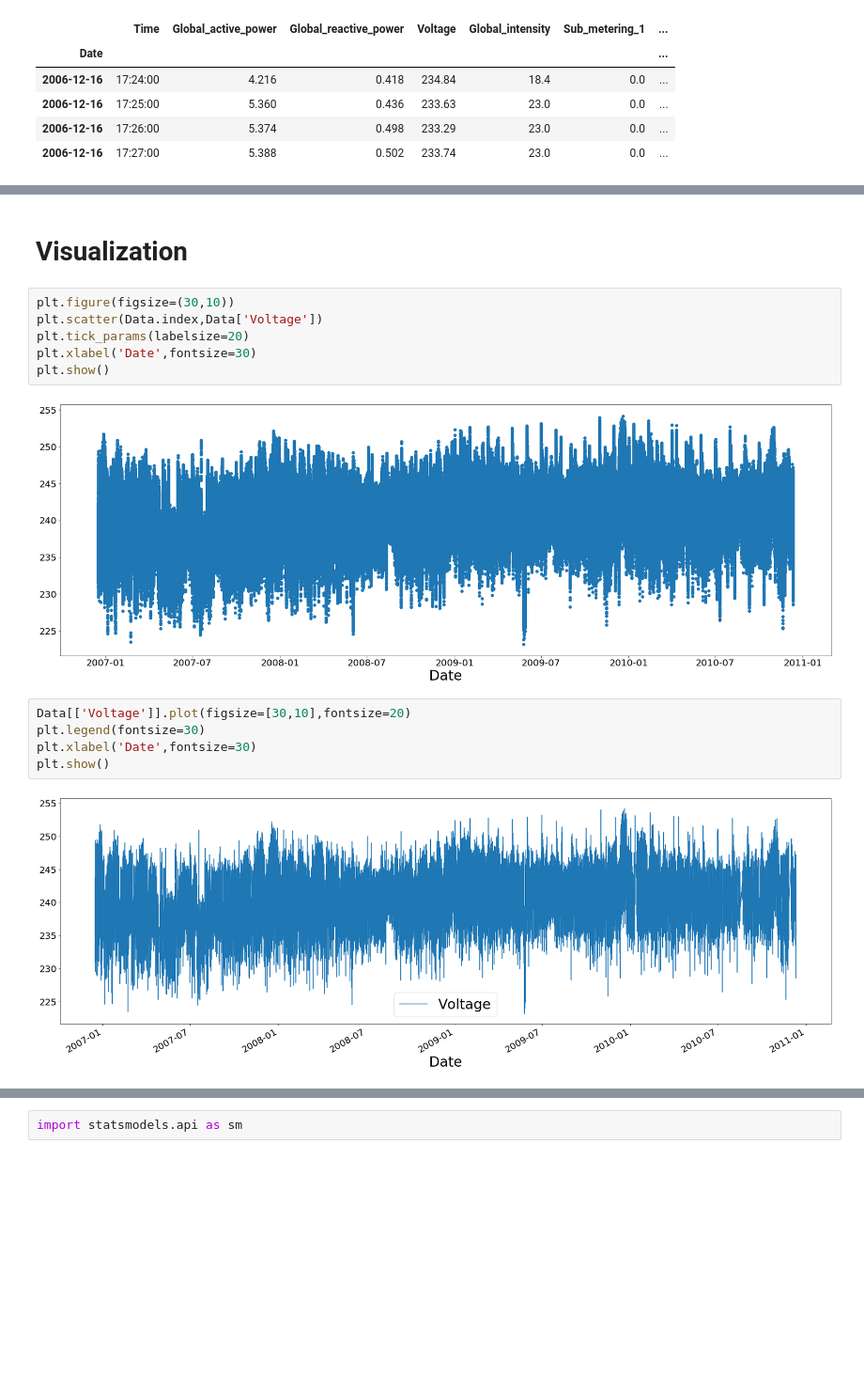
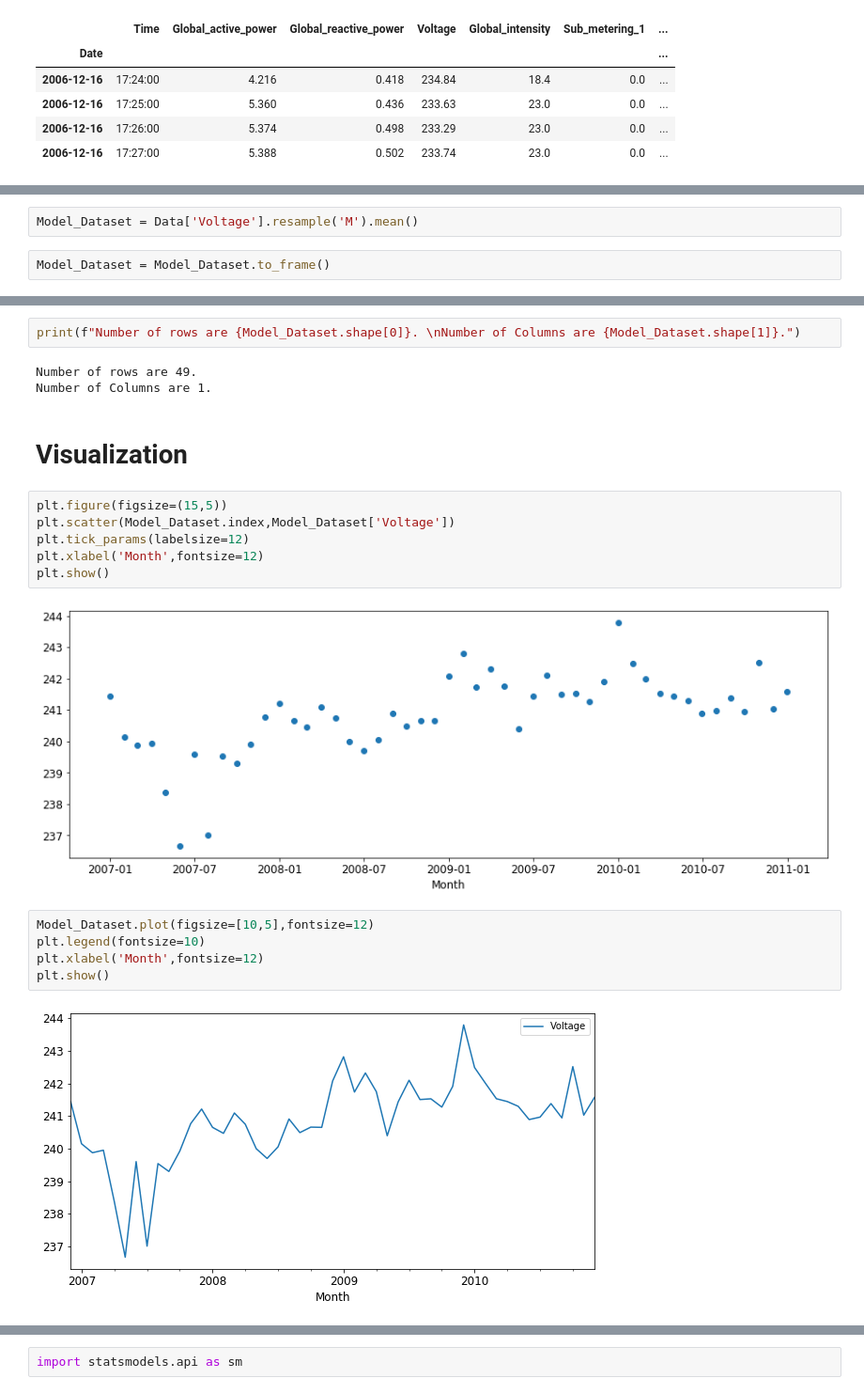
Before and after one commit to SSehrawat1720/ML-Projects, a Jupyter notebook: Time Series Forecasting France House Energy.ipynb, the cells around one changed output, grey strips where cells are left out. Shown: that part at 94% size. Cells and saved outputs as stored; diff of their text form; blank space fills up the shorter version.

```diff
--- a/Time Series Forecasting France House Energy.ipynb
+++ b/Time Series Forecasting France House Energy.ipynb
@@ -257,0 +264,4 @@ Data.head(4)
+# %%
+Model_Dataset = Data['Voltage'].resample('M').mean()
+# %%
+Model_Dataset = Model_Dataset.to_frame()
@@ -258,17 +278,22 @@ Data.head(4)
+# %%
+print(f"Number of rows are {Model_Dataset.shape[0]}. \nNumber of Columns are {Model_Dataset.shape[1]}.")
+# %% [output]
+Number of rows are 49.
+Number of Columns are 1.
 # %% [markdown]
 # Visualization
 # %%
-plt.figure(figsize=(30,10))
-plt.scatter(Data.index,Data['Voltage'])
-plt.tick_params(labelsize=20)
-plt.xlabel('Date',fontsize=30)
+plt.figure(figsize=(15,5))
+plt.scatter(Model_Dataset.index,Model_Dataset['Voltage'])
+plt.tick_params(labelsize=12)
+plt.xlabel('Month',fontsize=12)
 plt.show()
 # %% [output]
-[figure, old version]
+[figure, new version]
 # %%
-Data[['Voltage']].plot(figsize=[30,10],fontsize=20)
-plt.legend(fontsize=30)
-plt.xlabel('Date',fontsize=30)
+Model_Dataset.plot(figsize=[10,5],fontsize=12)
+plt.legend(fontsize=10)
+plt.xlabel('Month',fontsize=12)
 plt.show()
 # %% [output]
-[figure, old version]
+[figure, new version]
```
Also changed, not shown: parts of 46 cells of this notebook.
